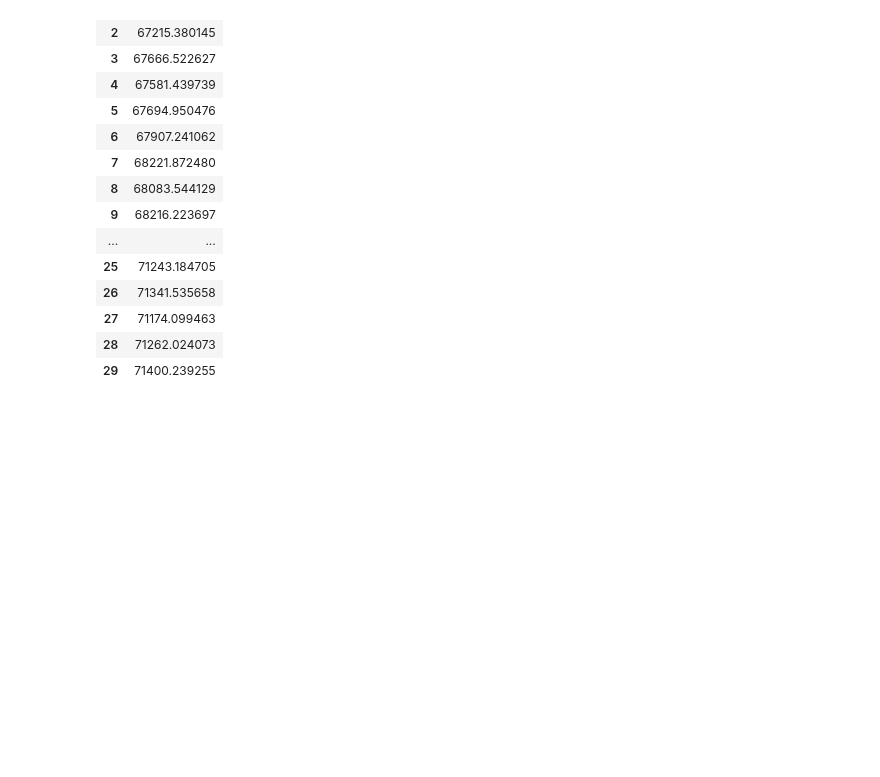
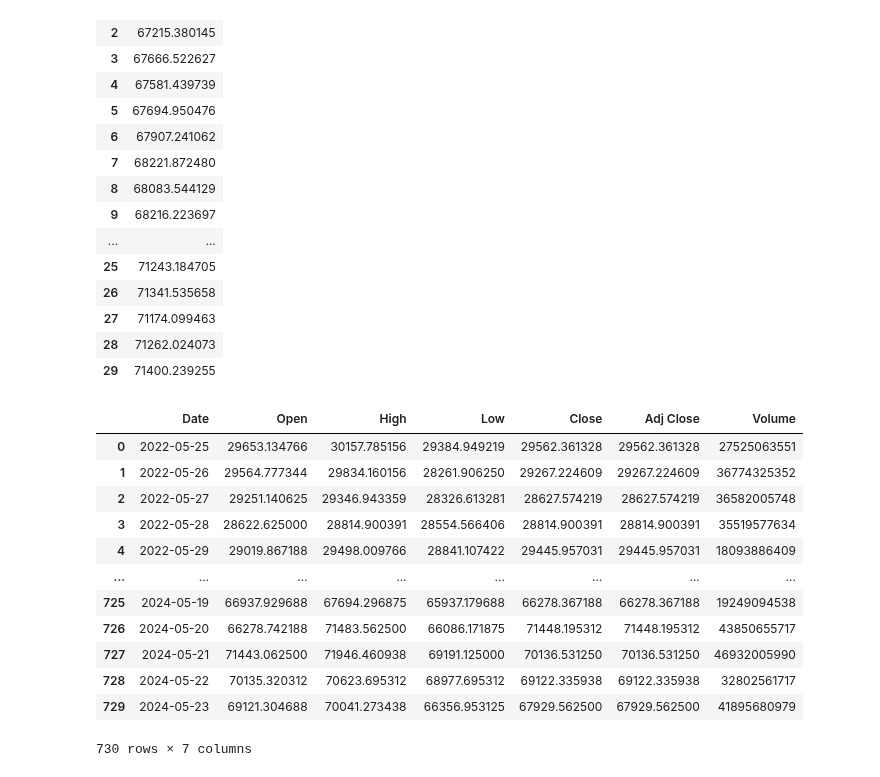
Before and after one commit to NANITH777/Bitcoin-Price-Prediction-AutoTS-and-LSTM_NN, a Jupyter notebook: bitcoin.ipynb, the cells around one changed output. Drawn from its saved outputs; the diff is of its cells as text; code cells hidden in the pictures; blank space fills up the shorter version.

```diff
--- a/bitcoin.ipynb
+++ b/bitcoin.ipynb
@@ -230,3 +230,19 @@ df
 | 27 | 71174.099463 |
 | 28 | 71262.024073 |
 | 29 | 71400.239255 |
+# %%
+data
+# %% [output]
+|  | Date | Open | High | Low | Close | Adj Close | Volume |
+| 0 | 2022-05-25 | 29653.134766 | 30157.785156 | 29384.949219 | 29562.361328 | 29562.361328 | 27525063551 |
+| 1 | 2022-05-26 | 29564.777344 | 29834.160156 | 28261.906250 | 29267.224609 | 29267.224609 | 36774325352 |
+| 2 | 2022-05-27 | 29251.140625 | 29346.943359 | 28326.613281 | 28627.574219 | 28627.574219 | 36582005748 |
+| 3 | 2022-05-28 | 28622.625000 | 28814.900391 | 28554.566406 | 28814.900391 | 28814.900391 | 35519577634 |
+| 4 | 2022-05-29 | 29019.867188 | 29498.009766 | 28841.107422 | 29445.957031 | 29445.957031 | 18093886409 |
+| ... | ... | ... | ... | ... | ... | ... | ... |
+| 725 | 2024-05-19 | 66937.929688 | 67694.296875 | 65937.179688 | 66278.367188 | 66278.367188 | 19249094538 |
+| 726 | 2024-05-20 | 66278.742188 | 71483.562500 | 66086.171875 | 71448.195312 | 71448.195312 | 43850655717 |
+| 727 | 2024-05-21 | 71443.062500 | 71946.460938 | 69191.125000 | 70136.531250 | 70136.531250 | 46932005990 |
+| 728 | 2024-05-22 | 70135.320312 | 70623.695312 | 68977.695312 | 69122.335938 | 69122.335938 | 32802561717 |
+| 729 | 2024-05-23 | 69121.304688 | 70041.273438 | 66356.953125 | 67929.562500 | 67929.562500 | 41895680979 |
+730 rows × 7 columns
```
Also changed, not shown: parts of 4 cells of this notebook.
